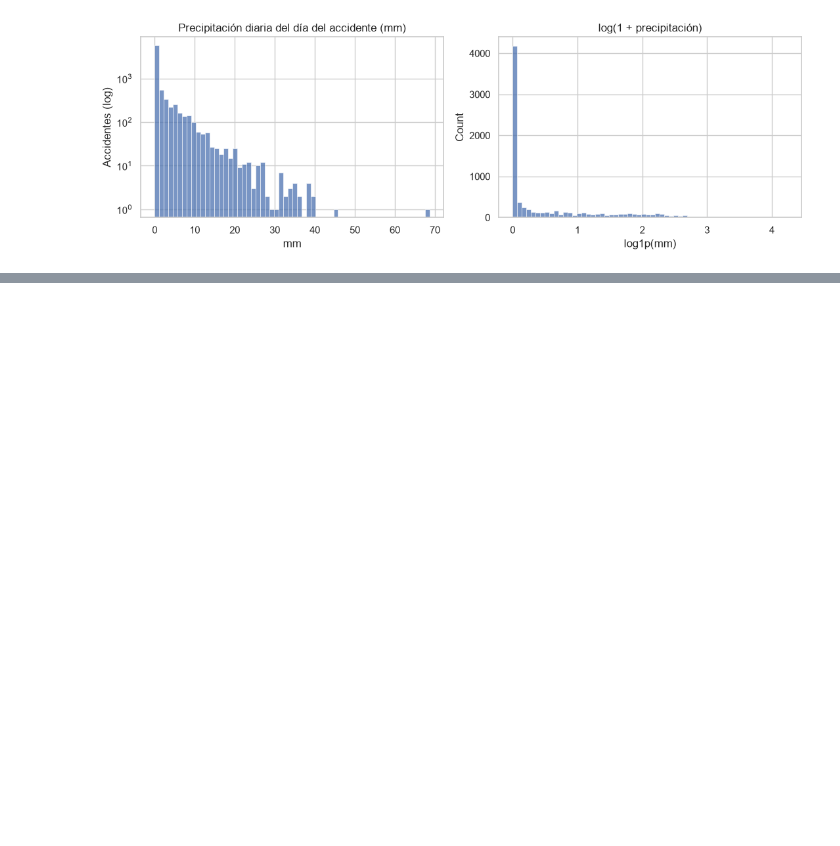
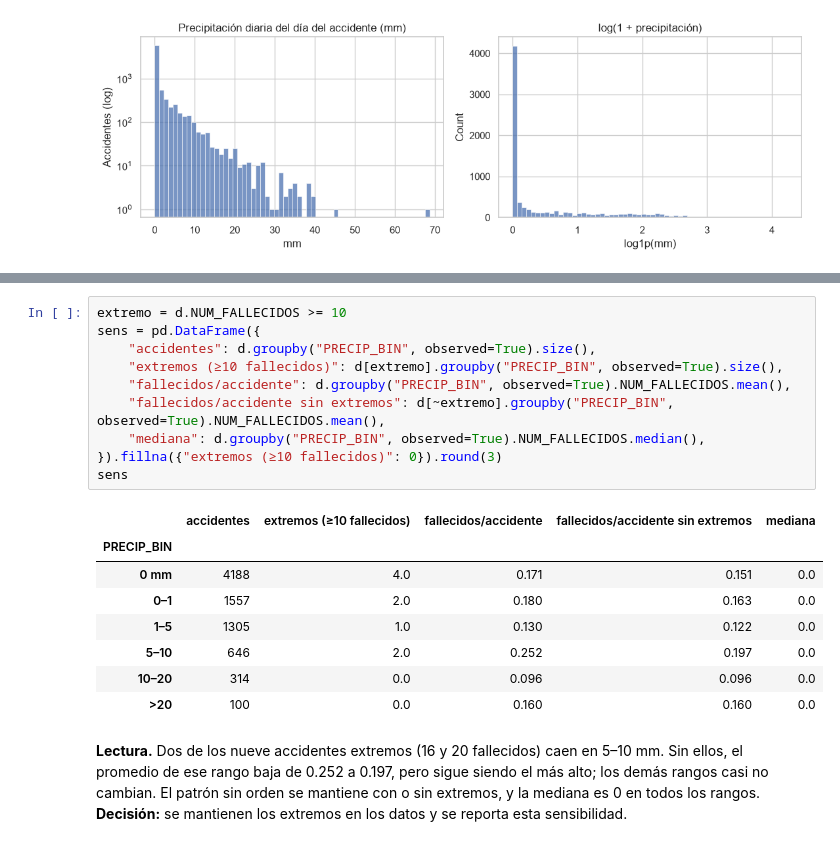
Before and after one commit to Marcor47/IAA-Grupo3, a Jupyter notebook: notebooks/01_eda.ipynb, the cells around one changed output, grey strips where cells are left out. Drawn from its saved outputs; the diff is of its cells as text; blank space fills up the shorter version.

```diff
--- a/notebooks/01_eda.ipynb
+++ b/notebooks/01_eda.ipynb
@@ -422,0 +473,21 @@ Mann-Whitney (lluvia en accidentes fatales vs. no fatales): p=0.1808
+# %%
+extremo = d.NUM_FALLECIDOS >= 10
+sens = pd.DataFrame({
+    "accidentes": d.groupby("PRECIP_BIN", observed=True).size(),
+    "extremos (≥10 fallecidos)": d[extremo].groupby("PRECIP_BIN", observed=True).size(),
+    "fallecidos/accidente": d.groupby("PRECIP_BIN", observed=True).NUM_FALLECIDOS.mean(),
+    "fallecidos/accidente sin extremos": d[~extremo].groupby("PRECIP_BIN", observed=True).NUM_FALLECIDOS.mean(),
+    "mediana": d.groupby("PRECIP_BIN", observed=True).NUM_FALLECIDOS.median(),
+}).fillna({"extremos (≥10 fallecidos)": 0}).round(3)
+sens
+# %% [output]
+|  | accidentes | extremos (≥10 fallecidos) | fallecidos/accidente | fallecidos/accidente sin extremos | mediana |
+| PRECIP_BIN |  |  |  |  |  |
+| 0 mm | 4188 | 4.0 | 0.171 | 0.151 | 0.0 |
+| 0–1 | 1557 | 2.0 | 0.180 | 0.163 | 0.0 |
+| 1–5 | 1305 | 1.0 | 0.130 | 0.122 | 0.0 |
+| 5–10 | 646 | 2.0 | 0.252 | 0.197 | 0.0 |
+| 10–20 | 314 | 0.0 | 0.096 | 0.096 | 0.0 |
+| >20 | 100 | 0.0 | 0.160 | 0.160 | 0.0 |
+# %% [markdown]
+**Lectura.** Dos de los nueve accidentes extremos (16 y 20 fallecidos) caen en 5–10 mm. Sin ellos, el promedio de ese rango baja de 0.252 a 0.197, pero sigue siendo el más alto; los demás rangos casi no cambian. El patrón sin orden se mantiene con o sin extremos, y la mediana es 0 en todos los rangos. **Decisión:** se mantienen los extremos en los datos y se reporta esta sensibilidad.
```
Also changed, not shown: parts of 56 cells of this notebook, 6 other files.
